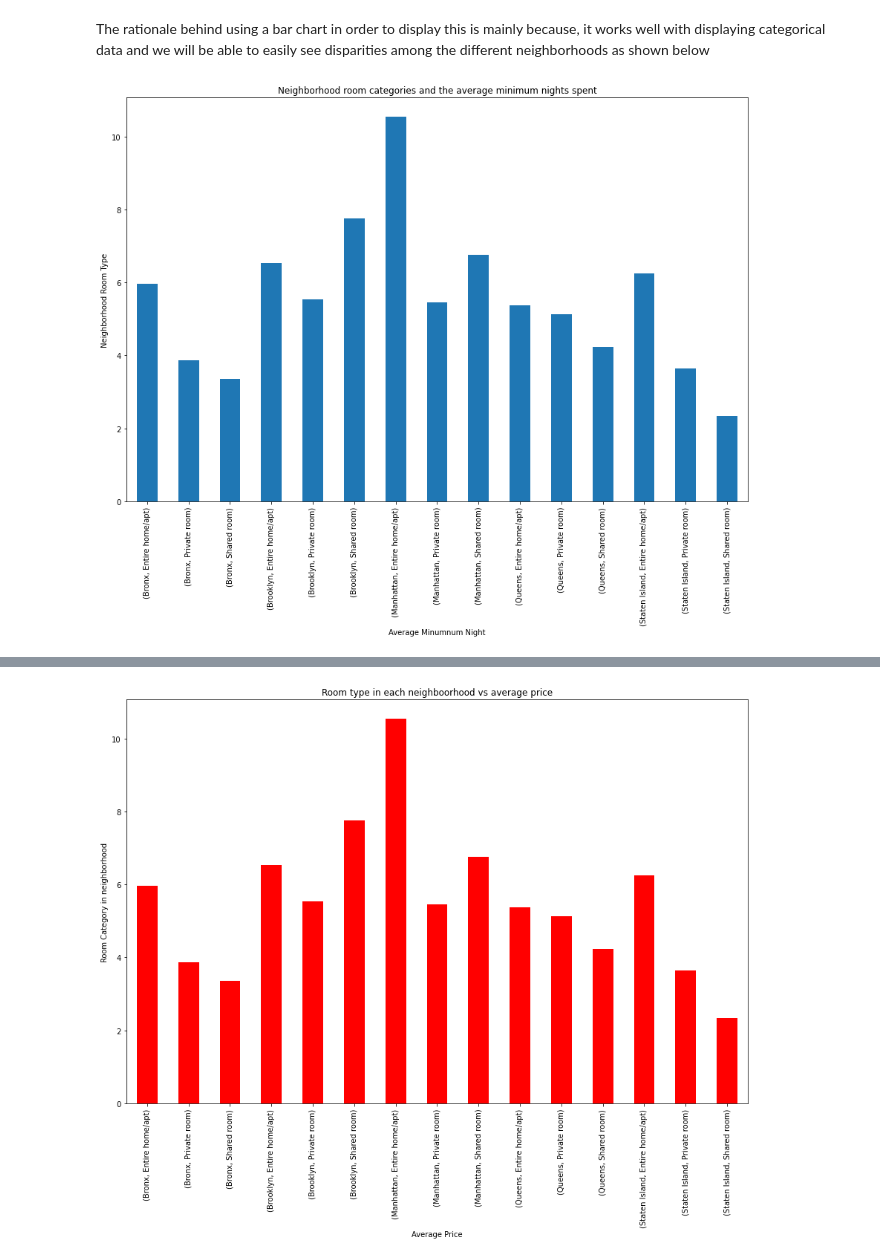
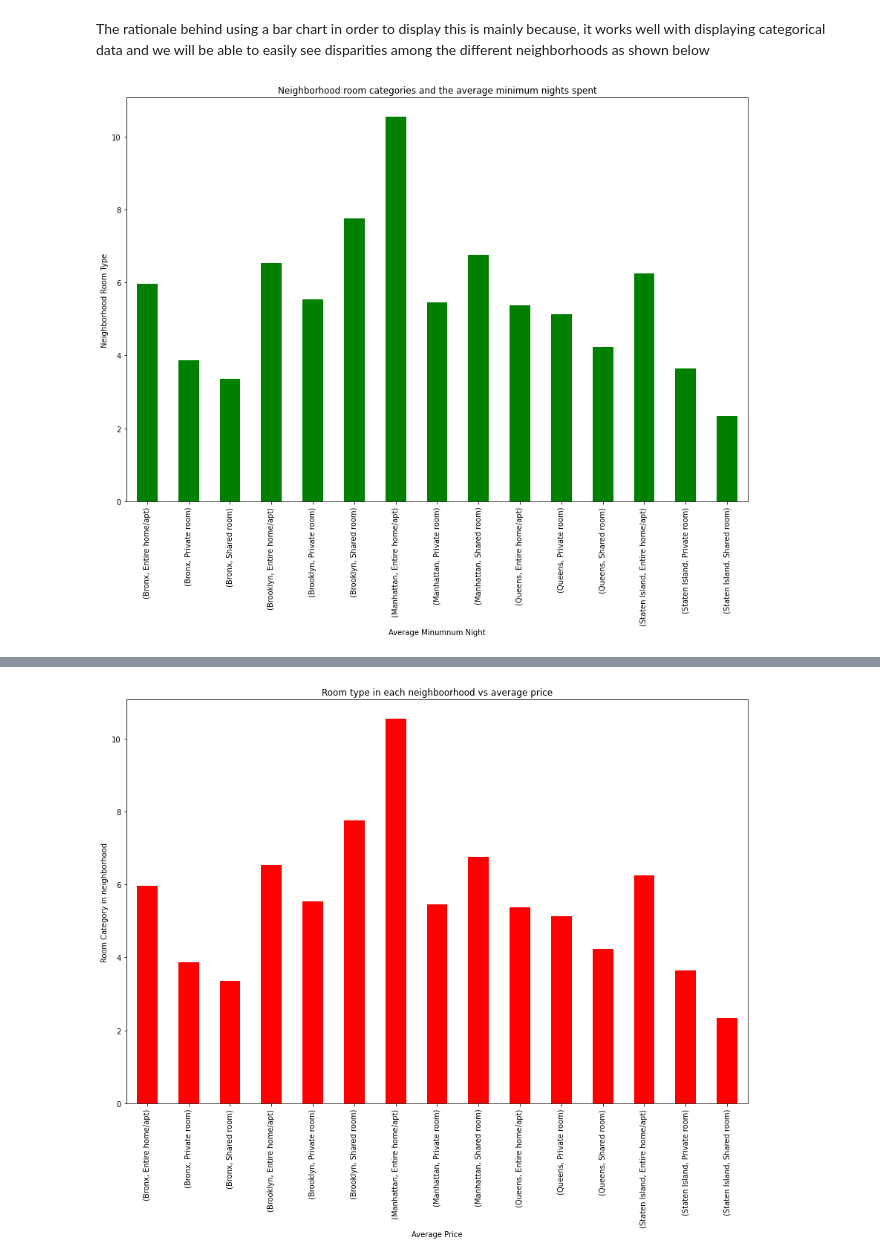
Before and after one commit to Roland-coder/Hamoye-Internship, a Jupyter notebook: Hence Answering a question with data.ipynb, the cells around one changed output, grey strips where cells are left out. Saved outputs shown, nothing was run; the diff lists cells and outputs as text; code cells hidden in the pictures.

```diff
--- a/Hence Answering a question with data.ipynb
+++ b/Hence Answering a question with data.ipynb
@@ -188,13 +209,14 @@ Name: minimum_nights, dtype: float64
 # %% [markdown]
 The rationale behind using a bar chart in order to display this is mainly because, it works well with displaying categorical data and we will be able to easily see disparities among the different neighborhoods as shown below
 # %%
-grouped_df.plot(kind='bar', figsize=(15,10))
+grouped_df.plot(kind='bar', figsize=(15,10), color='g')
 plt.title('Neighborhood room categories and the average minimum nights spent')
 plt.xlabel('Average Minumnum Night')
 plt.ylabel('Neighborhood Room Type')
+plt.savefig('bar1.png')
 plt.show()
 # %% [output]
-[figure, old version]
+[figure, new version]
 # %%
 price_df = df.groupby(['neighbourhood_group', 'room_type'])['price'].mean()
 # %%
```
Also changed, not shown: parts of 6 cells of this notebook.
